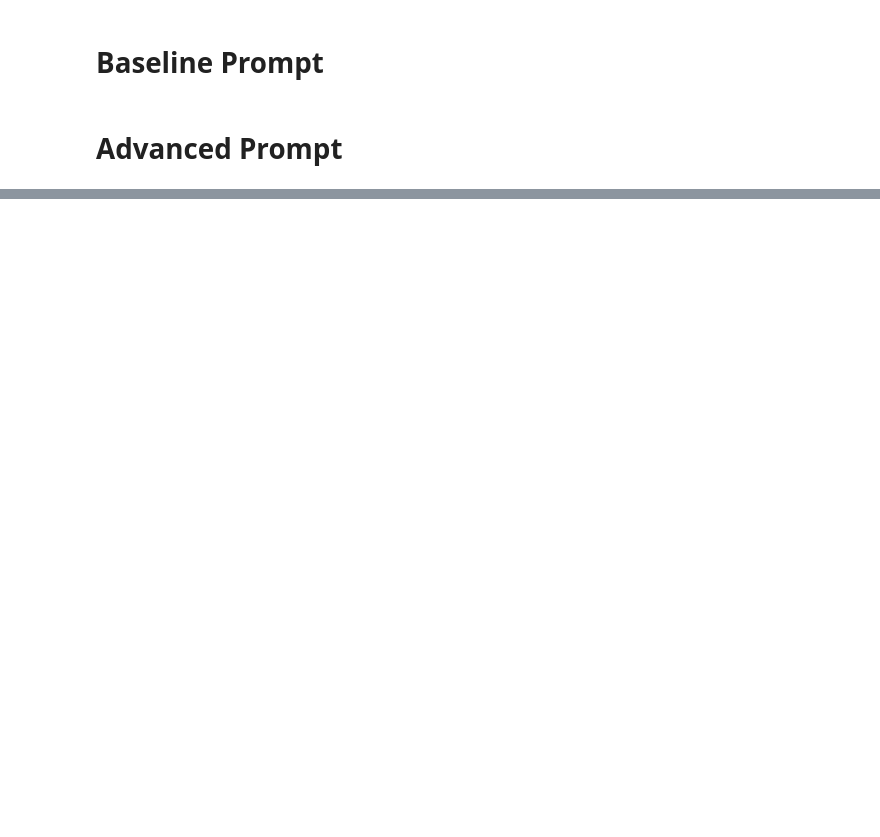
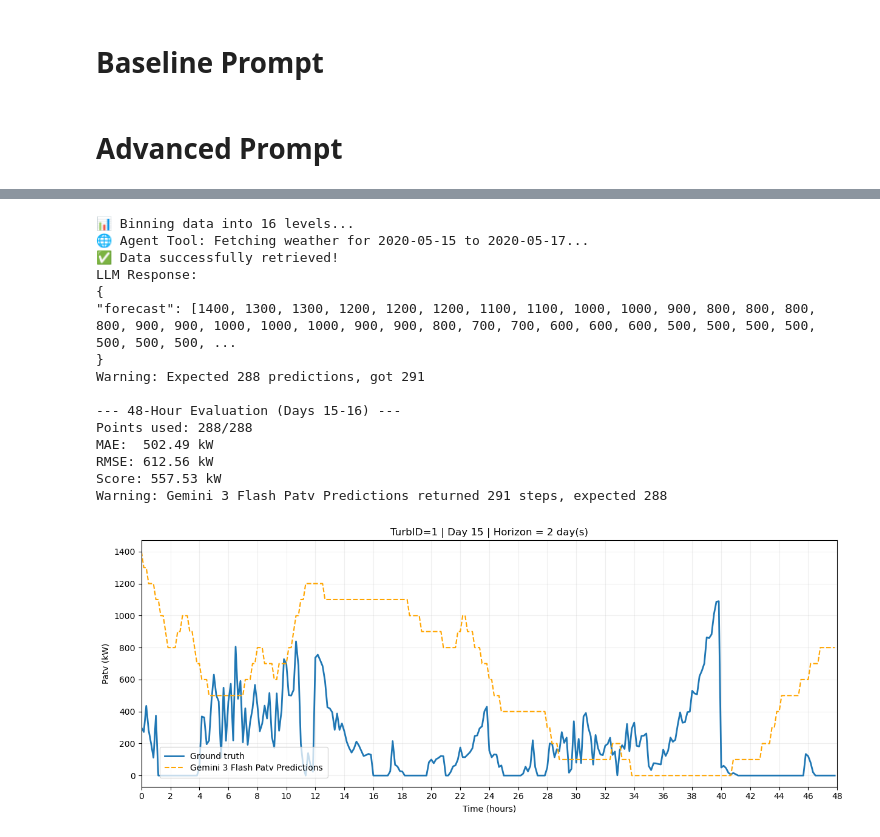
Before and after one commit to jettn/ece-285-team2, a Jupyter notebook: presentation.ipynb, the cells around one changed output, grey strips where cells are left out. Saved outputs shown, nothing was run; the diff lists cells and outputs as text; code cells hidden in the pictures; blank space fills up the shorter version.

```diff
--- a/presentation.ipynb
+++ b/presentation.ipynb
@@ -370,0 +744,31 @@ plot_llm_predictions_vs_ground_truth(
+# %%
+# Select from Turbines ID 1 - 134
+Turbine = 1
+
+# Select from Days 1 - 231 (There are 245 days total, but we need to leave room for the 14-day input window and 2-day forecast horizon)
+Data_Start_Day = 1
+
+# Decide which features to use for the LLM forecast
+Used_Columns = feature_sets["all_features"]
+
+# Used when plotting to indicate forecast start day on x-axis
+Forecast_Day = Data_Start_Day + 14
+# %%
+call_llm_with_forecast(df, Turb_ID=Turbine, base_day=Data_Start_Day, forecast_on=True)
+# %% [output]
+📊 Binning data into 16 levels...
+🌐 Agent Tool: Fetching weather for 2020-05-15 to 2020-05-17...
+✅ Data successfully retrieved!
+LLM Response:
+{
+"forecast": [1400, 1300, 1300, 1200, 1200, 1200, 1100, 1100, 1000, 1000, 900, 800, 800, 800, 800, 900, 900, 1000, 1000, 1000, 900, 900, 800, 700, 700, 600, 600, 600, 500, 500, 500, 500, 500, 500, 500, ...
+}
+Warning: Expected 288 predictions, got 291
+
+--- 48-Hour Evaluation (Days 15-16) ---
+Points used: 288/288
+MAE:  502.49 kW
+RMSE: 612.56 kW
+Score: 557.53 kW
+Warning: Gemini 3 Flash Patv Predictions returned 291 steps, expected 288
+[figure, added]
```
Also changed, not shown: parts of 27 cells of this notebook, 8 other files.
